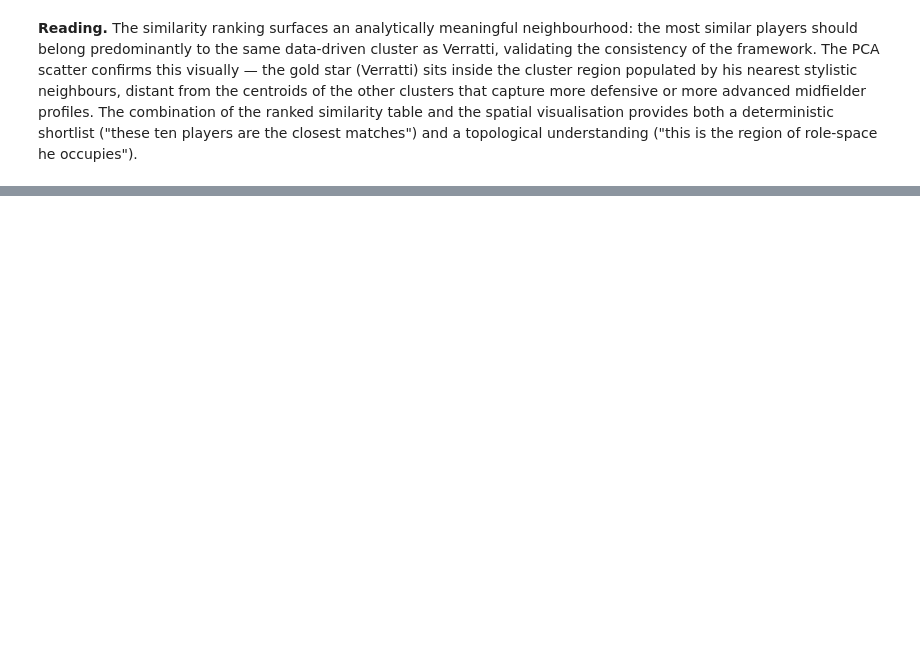
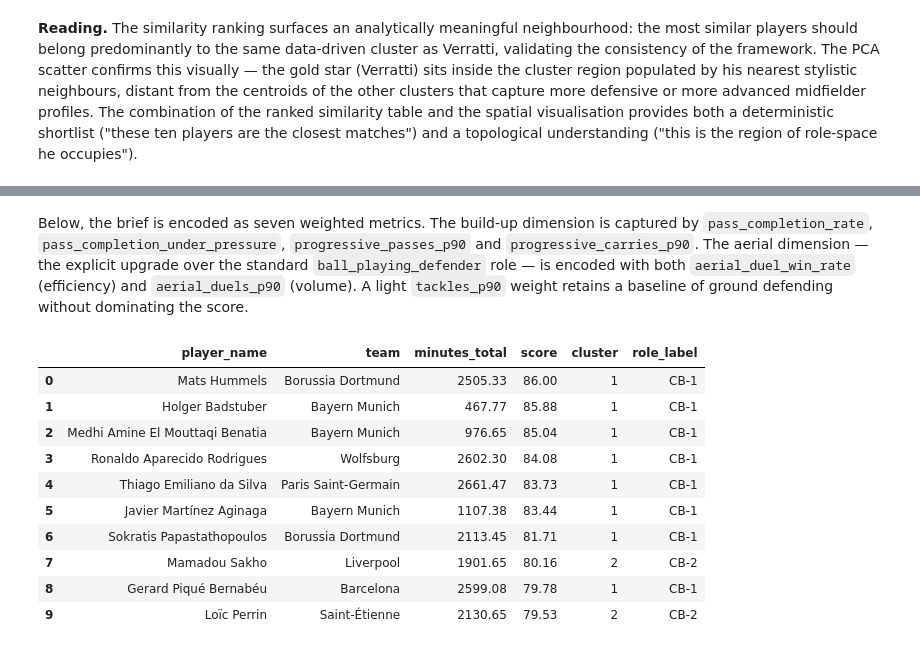
Before and after one commit to k-rossaints/tb-football-scouting-framework, a Jupyter notebook: notebooks/04_demo.ipynb, the cells around one changed output, grey strips where cells are left out. Saved outputs shown, nothing was run; the diff lists cells and outputs as text; code cells hidden in the pictures; blank space fills up the shorter version.

```diff
--- a/notebooks/04_demo.ipynb
+++ b/notebooks/04_demo.ipynb
@@ -250,0 +291,35 @@ plt.show()
+# %% [markdown]
+Below, the brief is encoded as seven weighted metrics. The build-up dimension is captured by `pass_completion_rate`, `pass_completion_under_pressure`, `progressive_passes_p90` and `progressive_carries_p90`. The aerial dimension — the explicit upgrade over the standard `ball_playing_defender` role — is encoded with both `aerial_duel_win_rate` (efficiency) and `aerial_duels_p90` (volume). A light `tackles_p90` weight retains a baseline of ground defending without dominating the score.
+# %%
+# Define the custom tactical profile — "aerial-dominant ball-playing CB"
+custom_weights = {
+    'pass_completion_rate':           3.0,
+    'pass_completion_under_pressure': 2.5,
+    'progressive_passes_p90':         2.0,
+    'progressive_carries_p90':        2.0,
+    'aerial_duel_win_rate':           3.0,   # heavier than standard BPD (0.5)
+    'aerial_duels_p90':               2.5,   # not present in standard BPD
+    'tackles_p90':                    1.0,
+}
+
+uc5_custom = custom_role_search(
+    position='CB',
+    custom_weights=custom_weights,
+    min_minutes=450,
+    top=10,
+    verbose=False,
+)
+uc5_custom.head(10)[['player_name', 'team', 'minutes_total', 'score',
+                     'cluster', 'role_label']]
+# %% [output]
+|  | player_name | team | minutes_total | score | cluster | role_label |
+| 0 | Mats Hummels | Borussia Dortmund | 2505.33 | 86.00 | 1 | CB-1 |
+| 1 | Holger Badstuber | Bayern Munich | 467.77 | 85.88 | 1 | CB-1 |
+| 2 | Medhi Amine El Mouttaqi Benatia | Bayern Munich | 976.65 | 85.04 | 1 | CB-1 |
+| 3 | Ronaldo Aparecido Rodrigues | Wolfsburg | 2602.30 | 84.08 | 1 | CB-1 |
+| 4 | Thiago Emiliano da Silva | Paris Saint-Germain | 2661.47 | 83.73 | 1 | CB-1 |
+| 5 | Javier Martínez Aginaga | Bayern Munich | 1107.38 | 83.44 | 1 | CB-1 |
+| 6 | Sokratis Papastathopoulos | Borussia Dortmund | 2113.45 | 81.71 | 1 | CB-1 |
+| 7 | Mamadou Sakho | Liverpool | 1901.65 | 80.16 | 2 | CB-2 |
+| 8 | Gerard Piqué Bernabéu | Barcelona | 2599.08 | 79.78 | 1 | CB-1 |
+| 9 | Loïc Perrin | Saint-Étienne | 2130.65 | 79.53 | 2 | CB-2 |
```
Also changed, not shown: parts of 15 cells of this notebook, 6 other files.
